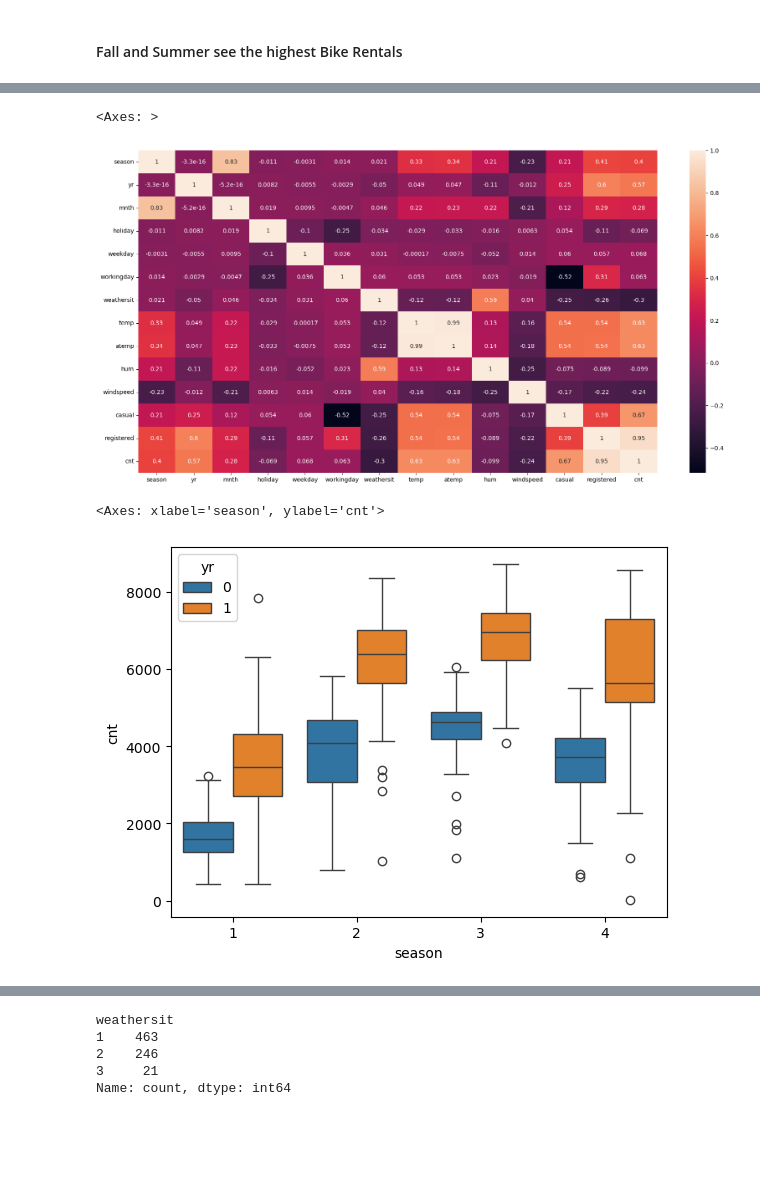
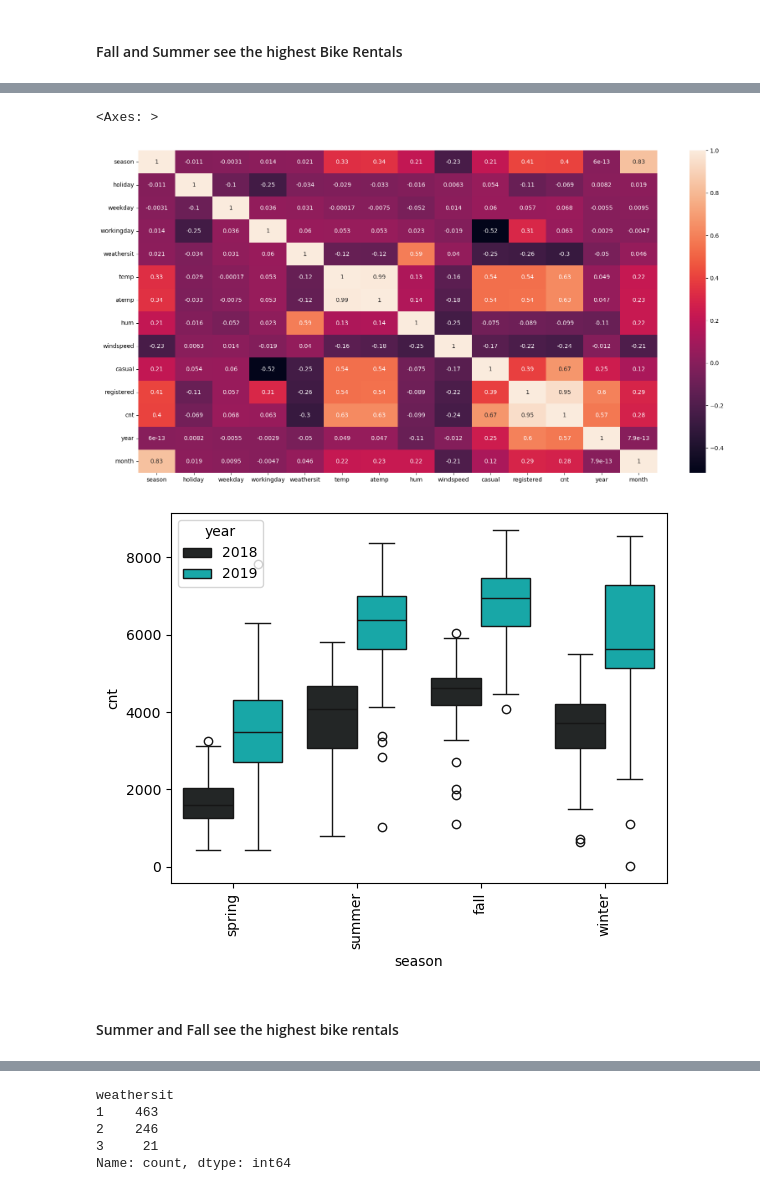
Before and after one commit to Mathur79/BikeSharing, a Jupyter notebook: BikeSharing.ipynb, the cells around one changed output, grey strips where cells are left out. Saved outputs shown, nothing was run; the diff lists cells and outputs as text; code cells hidden in the pictures; blank space fills up the shorter version.

```diff
--- a/BikeSharing.ipynb
+++ b/BikeSharing.ipynb
@@ -82,6 +85,13 @@ df.describe()
 | 50% | 365.500000 | 3.000000 | 0.500000 | 7.000000 | 0.000000 | 3.000000 | 1.000000 | 1.000000 | 20.465826 | 24.368225 | ... |
 | 75% | 547.750000 | 3.000000 | 1.000000 | 10.000000 | 0.000000 | 5.000000 | 1.000000 | 2.000000 | 26.880615 | 30.445775 | ... |
 | max | 730.000000 | 4.000000 | 1.000000 | 12.000000 | 1.000000 | 6.000000 | 1.000000 | 3.000000 | 35.328347 | 42.044800 | ... |
+# %%
+# Extracting Year and Month from dteday
+df['year'] = pd.to_datetime(df['dteday'],format="mixed",dayfirst=True).dt.year
+df['month'] = pd.to_datetime(df['dteday'],format='mixed',dayfirst=True).dt.month
+
+
+df = df.drop(['yr','mnth'],axis=1)
 # %% [markdown]
 Data Analysis
 # %%
@@ -211,12 +219,18 @@ plt.figure(figsize=(20,10))
 sns.heatmap(df.corr(),annot=True)
 # %% [output]
 <Axes: >
-[figure, old version]
+[figure, new version]
 # %%
-sns.boxplot(data=df,y='cnt',x='season',hue='yr')
+sns.boxplot(data=df,y='cnt',x='season',hue='year',color='c')
+
+
+plt.xticks([0,1,2,3] ,['spring', 'summer', 'fall','winter'],rotation=90)
+
+plt.show()
 # %% [output]
-<Axes: xlabel='season', ylabel='cnt'>
-[figure, old version]
+[figure, new version]
+# %% [markdown]
+#### Summer and Fall see the highest bike rentals
 # %%
 plt.figure(figsize=(20,12))
 plt.subplot(2,3,1)
```
Also changed, not shown: parts of 40 cells of this notebook.
